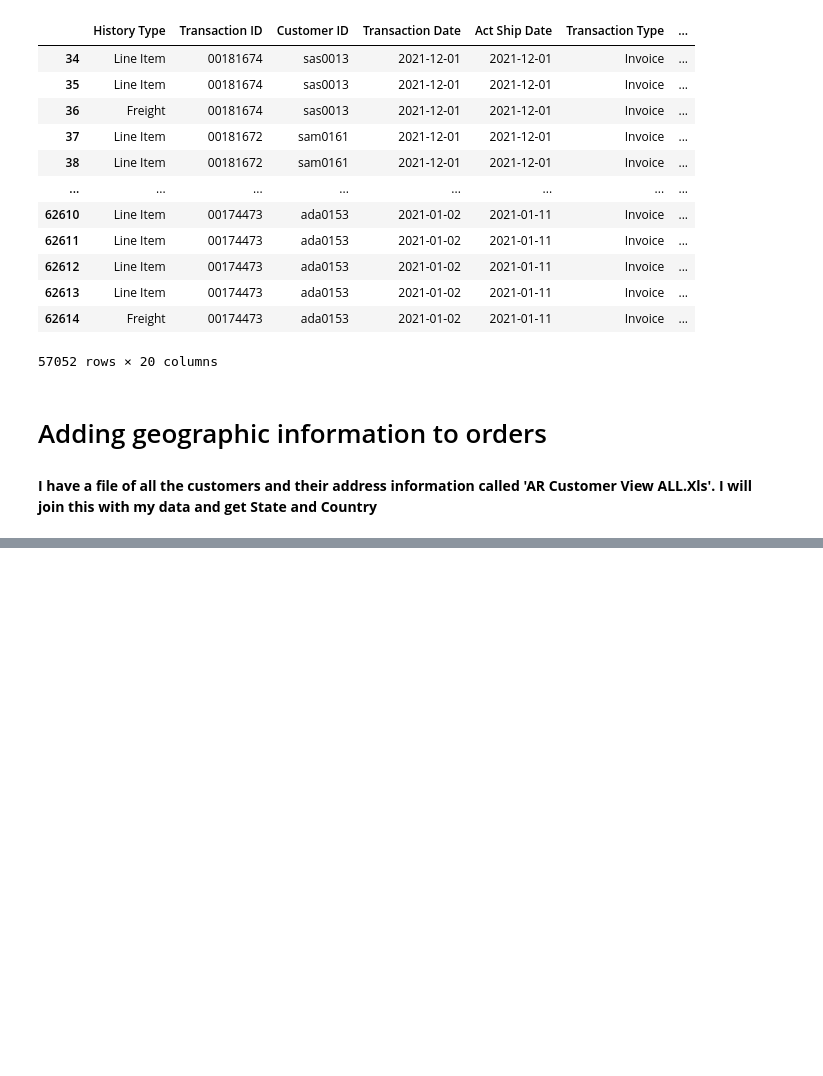
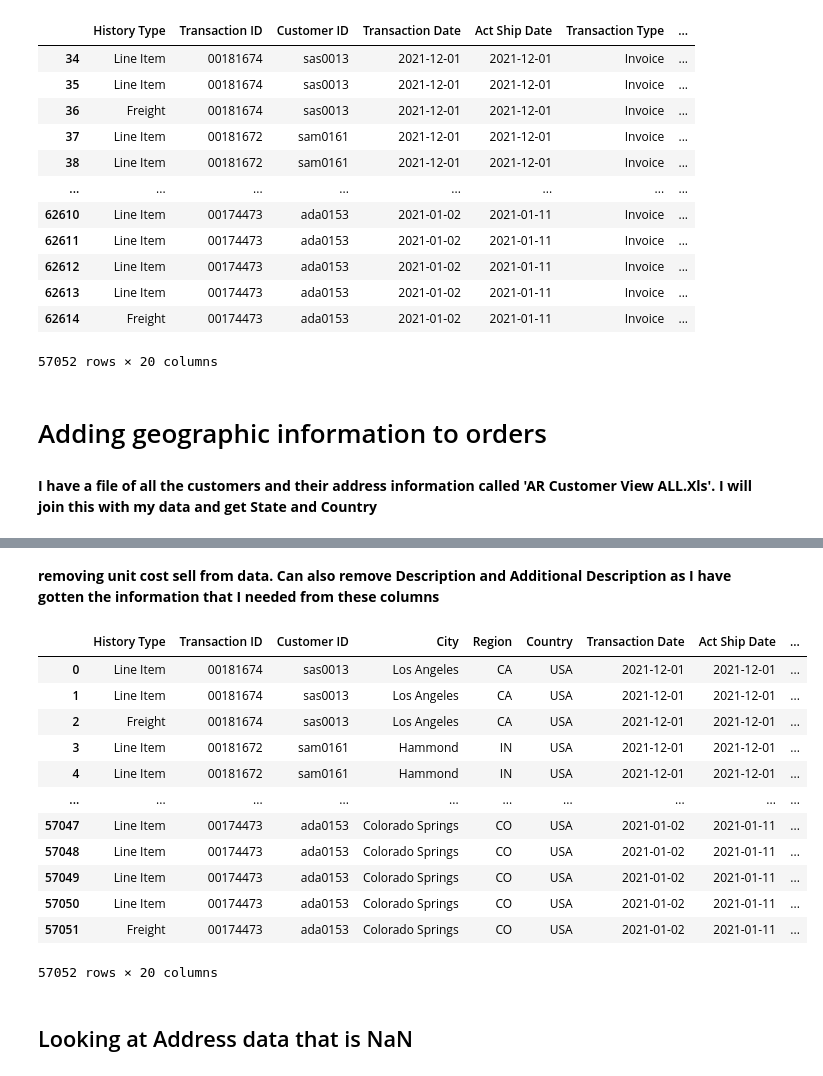
Before and after one commit to marbritz1998/Projects, a Jupyter notebook: ABR Imagery 2021 EDA/Data Preperation.ipynb, the cells around one changed output, grey strips where cells are left out. Drawn from its saved outputs; the diff is of its cells as text; code cells hidden in the pictures; blank space fills up the shorter version.

Commit message:
finished Data Preperation for ABR Imagery 2021 Orders

```diff
--- a/ABR Imagery 2021 EDA/Data Preperation.ipynb
+++ b/ABR Imagery 2021 EDA/Data Preperation.ipynb
@@ -360,3 +381,10 @@ customer_data = pd.read_excel(wb)
 # %%
 #only need Customer ID, city, region and country
 customer_data = customer_data[['Customer ID', 'City', 'Region', 'Country']]
+# %%
+#joining customer data with data
+data = data.merge(customer_data, on = 'Customer ID', how = 'left')
+# %%
+data = data[['History Type','Transaction ID','Customer ID', 'City', 'Region', 'Country', 'Transaction Date','Act Ship Date','Transaction Type', 'Description',
+             'Additional Description','Item ID', 'Drop Ship','Location ID', 'Product Line','Qty Ship Sell', 'Units','Unit Price Sell', 'Price Adj Pct', 'Price Adj Type',
+             'Unit Cost Sell', 'Ship Via', 'Amount']]
@@ -362,0 +427,2 @@ customer_data = customer_data[['Customer ID', 'City', 'Region', 'Country']]
+# %% [markdown]
+**removing unit cost sell from data. Can also remove Description and Additional Description as I have gotten the information that I needed from these columns**
@@ -362,0 +433,18 @@ customer_data = customer_data[['Customer ID', 'City', 'Region', 'Country']]
+# %%
+data
+# %% [output]
+|  | History Type | Transaction ID | Customer ID | City | Region | Country | Transaction Date | Act Ship Date | ... |
+| 0 | Line Item | 00181674 | sas0013 | Los Angeles | CA | USA | 2021-12-01 | 2021-12-01 | ... |
+| 1 | Line Item | 00181674 | sas0013 | Los Angeles | CA | USA | 2021-12-01 | 2021-12-01 | ... |
+| 2 | Freight | 00181674 | sas0013 | Los Angeles | CA | USA | 2021-12-01 | 2021-12-01 | ... |
+| 3 | Line Item | 00181672 | sam0161 | Hammond | IN | USA | 2021-12-01 | 2021-12-01 | ... |
+| 4 | Line Item | 00181672 | sam0161 | Hammond | IN | USA | 2021-12-01 | 2021-12-01 | ... |
+| ... | ... | ... | ... | ... | ... | ... | ... | ... | ... |
+| 57047 | Line Item | 00174473 | ada0153 | Colorado Springs | CO | USA | 2021-01-02 | 2021-01-11 | ... |
+| 57048 | Line Item | 00174473 | ada0153 | Colorado Springs | CO | USA | 2021-01-02 | 2021-01-11 | ... |
+| 57049 | Line Item | 00174473 | ada0153 | Colorado Springs | CO | USA | 2021-01-02 | 2021-01-11 | ... |
+| 57050 | Line Item | 00174473 | ada0153 | Colorado Springs | CO | USA | 2021-01-02 | 2021-01-11 | ... |
+| 57051 | Freight | 00174473 | ada0153 | Colorado Springs | CO | USA | 2021-01-02 | 2021-01-11 | ... |
+57052 rows × 20 columns
+# %% [markdown]
+## Looking at Address data that is NaN
```
Also changed, not shown: parts of 10 cells of this notebook, 1 other file.
